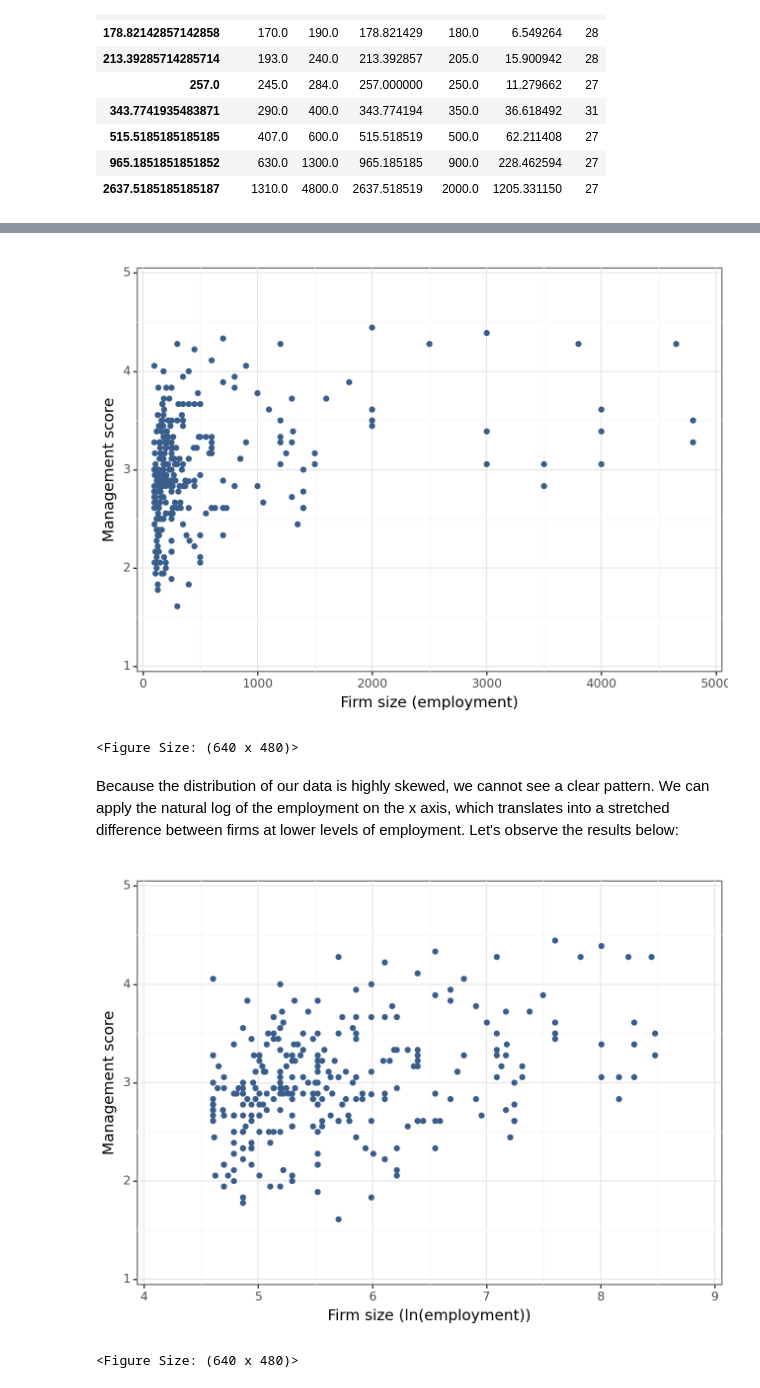
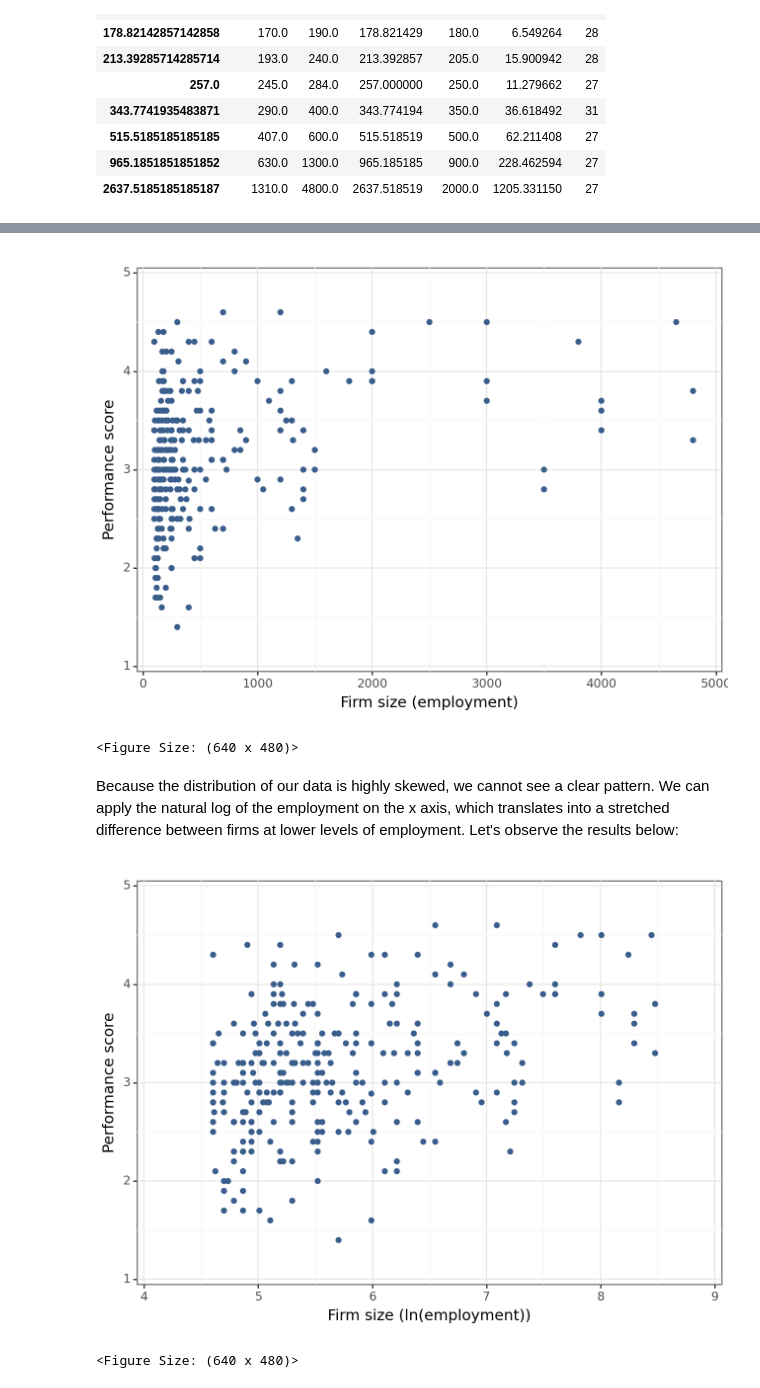
Before and after one commit to felipesebben/bk_data_analysis_studies, a Jupyter notebook: da_data_exercises/ch04-comparison_correlation/03-wms_management_ex2/03_wms_management_ex2.ipynb, the cells around one changed output, grey strips where cells are left out. Drawn from its saved outputs; the diff is of its cells as text; code cells hidden in the pictures.

```diff
--- a/da_data_exercises/ch04-comparison_correlation/03-wms_management_ex2/03_wms_management_ex2.ipynb
+++ b/da_data_exercises/ch04-comparison_correlation/03-wms_management_ex2/03_wms_management_ex2.ipynb
@@ -601,32 +541,32 @@ We can now plot a **scatterplot** of all observations to see if all large firms
 # %%
-ggplot(df, aes(x="emp_firm", y="management")) + geom_point(
+ggplot(df, aes(x="emp_firm", y="performance")) + geom_point(
     size=1.5, color=color[0], alpha=0.8, na_rm=True
 ) + scale_y_continuous(
     expand=(0.01, 0.01), limits=(1, 5), breaks=seq(1, 6, 1)
 ) + scale_x_continuous(
     expand=(0.01, 0.01), limits=(0, 5000), breaks=seq(0, 5001, by=1000)
 ) + labs(
-    x="Firm size (employment)", y="Management score"
+    x="Firm size (employment)", y="Performance score"
 ) + theme_bw()
 # %% [output]
-[figure, old version]
+[figure, new version]
 <Figure Size: (640 x 480)>
 # %% [markdown]
 <p>Because the distribution of our data is highly skewed, we cannot see a clear pattern. We can apply the natural log of the employment on the x axis, which translates into a stretched difference between firms at lower levels of employment. Let's observe the results below:</p>
 # %%
 df["lnemp"] = np.log(df["emp_firm"])
 # %%
-ggplot(df, aes(x="lnemp", y="management")) + geom_point(
+ggplot(df, aes(x="lnemp", y="performance")) + geom_point(
     size=1.5, color=color[0], alpha=0.8, na_rm=True
 ) + scale_y_continuous(
     expand=(0.01, 0.01), limits=(1, 5), breaks=seq(1, 6, 1)
 ) + scale_x_continuous(
     expand=(0.01, 0.01), limits=(4, 9), breaks=seq(4, 10, by=1)
 ) + labs(
-    x="Firm size (ln(employment))", y="Management score"
+    x="Firm size (ln(employment))", y="Performance score"
 ) + theme_bw()
 # %% [output]
-[figure, old version]
+[figure, new version]
 <Figure Size: (640 x 480)>
 # %% [markdown]
 <p>With our observations spread out, we can observe a positive correlation between management score and firm size. However, we also see a lot of variation of the management score at every level of employment - there is a lot of spread of the management score among firms with the same size.</p>
```
Also changed, not shown: parts of 47 cells of this notebook, 1 other file.
